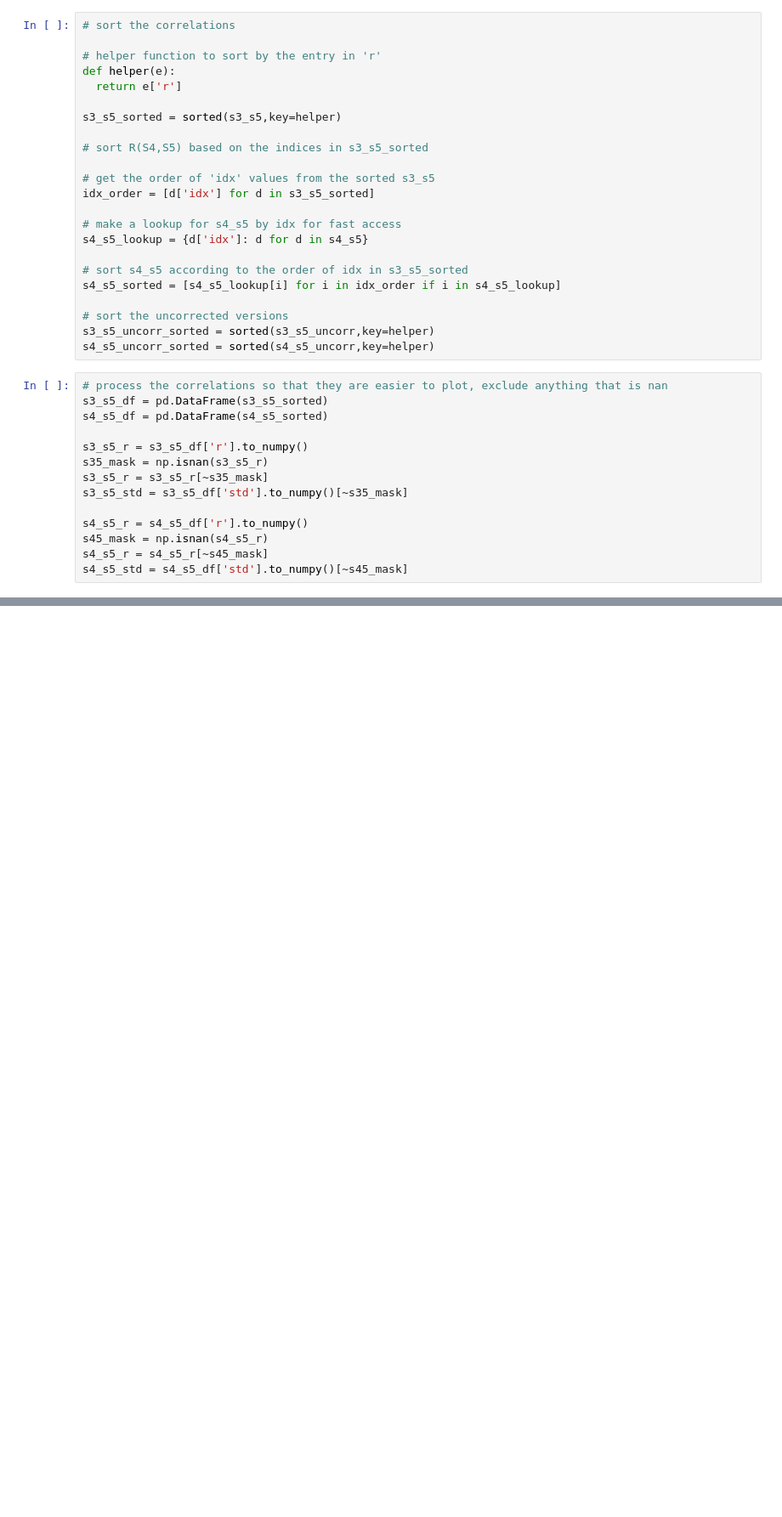
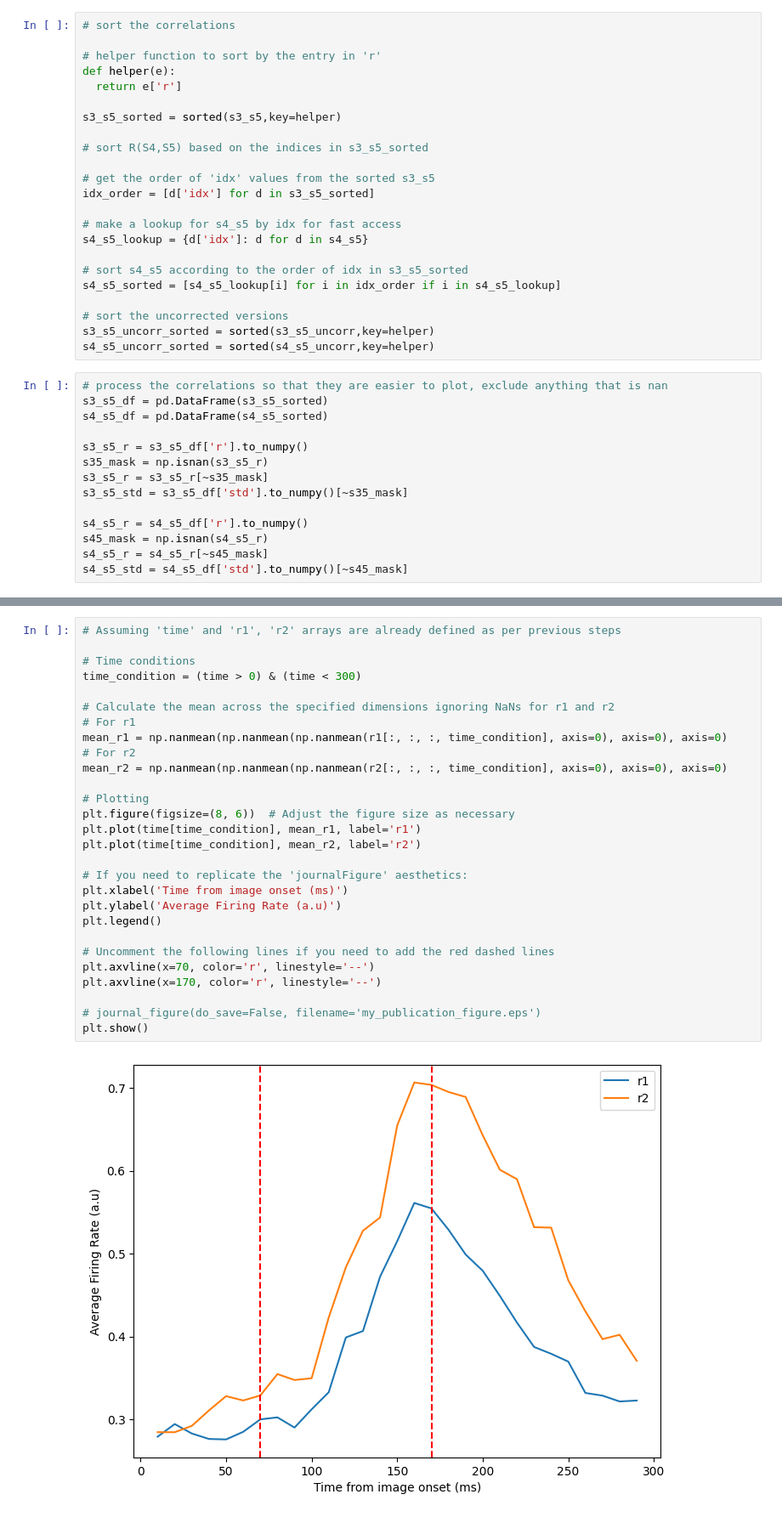
Before and after one commit to vital-kolab/obj-position-bias, a Jupyter notebook: figure3.ipynb, the cells around one changed output, grey strips where cells are left out. Shown at 85% size. Cells and saved outputs as stored; diff of their text form; blank space fills up the shorter version.

```diff
--- a/figure3.ipynb
+++ b/figure3.ipynb
@@ -233,0 +444,30 @@ for n in range(2):
+# %%
+# Assuming 'time' and 'r1', 'r2' arrays are already defined as per previous steps
+
+# Time conditions
+time_condition = (time > 0) & (time < 300)
+
+# Calculate the mean across the specified dimensions ignoring NaNs for r1 and r2
+# For r1
+mean_r1 = np.nanmean(np.nanmean(np.nanmean(r1[:, :, :, time_condition], axis=0), axis=0), axis=0)
+# For r2
+mean_r2 = np.nanmean(np.nanmean(np.nanmean(r2[:, :, :, time_condition], axis=0), axis=0), axis=0)
+
+# Plotting
+plt.figure(figsize=(8, 6))  # Adjust the figure size as necessary
+plt.plot(time[time_condition], mean_r1, label='r1')
+plt.plot(time[time_condition], mean_r2, label='r2')
+
+# If you need to replicate the 'journalFigure' aesthetics:
+plt.xlabel('Time from image onset (ms)')
+plt.ylabel('Average Firing Rate (a.u)')
+plt.legend()
+
+# Uncomment the following lines if you need to add the red dashed lines
+plt.axvline(x=70, color='r', linestyle='--')
+plt.axvline(x=170, color='r', linestyle='--')
+
+# journal_figure(do_save=False, filename='my_publication_figure.eps')
+plt.show()
+# %% [output]
+[figure, added]
```
Also changed, not shown: parts of 44 cells of this notebook, 1 other file.
